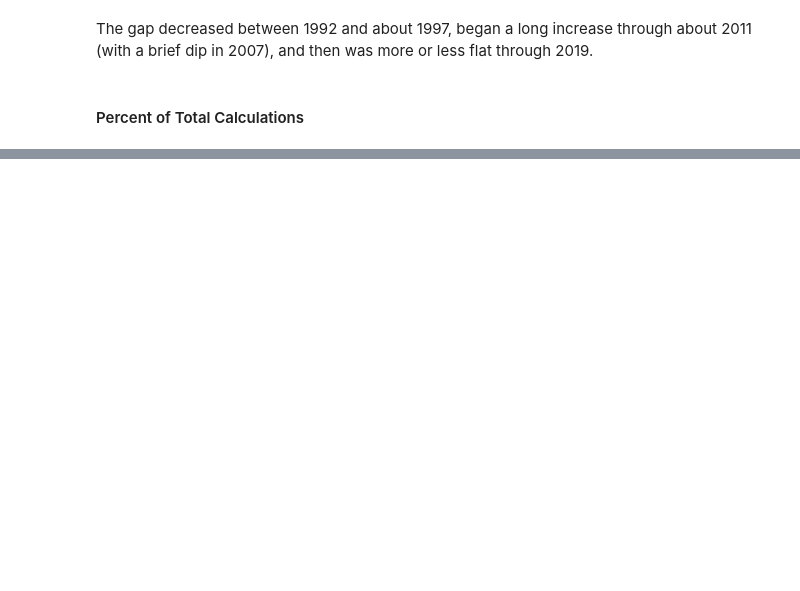
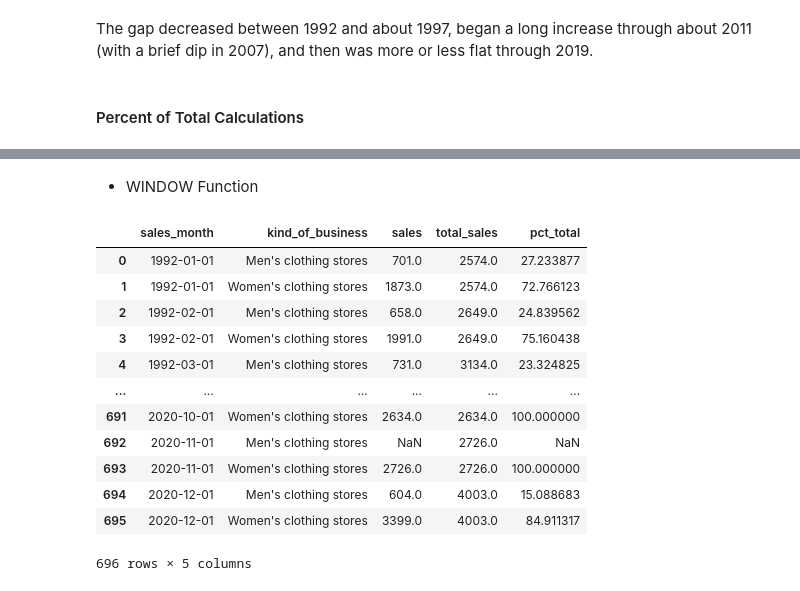
Before and after one commit to mittwoch09/Today-I-Learned, a Jupyter notebook: DataAnalysis/TimeSeriesAnalysis/time-series-analysis.ipynb, the cells around one changed output, grey strips where cells are left out. Drawn from its saved outputs; the diff is of its cells as text; code cells hidden in the pictures; blank space fills up the shorter version.

```diff
--- a/DataAnalysis/TimeSeriesAnalysis/time-series-analysis.ipynb
+++ b/DataAnalysis/TimeSeriesAnalysis/time-series-analysis.ipynb
@@ -216,0 +321,29 @@ The gap decreased between 1992 and about 1997, began a long increase through abo
+# %% [markdown]
+- WINDOW Function
+# %%
+query_10 = """
+        SELECT sales_month,
+            kind_of_business,
+            sales,
+            SUM(sales) OVER (PARTITION BY sales_month) AS total_sales,
+            sales * 100 / SUM(sales) OVER (PARTITION BY sales_month) AS pct_total
+        FROM retail_sales
+        WHERE kind_of_business IN ('Men''s clothing stores', 'Women''s clothing stores')
+        """
+
+sql_10 = pd.read_sql(query_10, conn)
+sql_10
+# %% [output]
+|  | sales_month | kind_of_business | sales | total_sales | pct_total |
+| 0 | 1992-01-01 | Men's clothing stores | 701.0 | 2574.0 | 27.233877 |
+| 1 | 1992-01-01 | Women's clothing stores | 1873.0 | 2574.0 | 72.766123 |
+| 2 | 1992-02-01 | Men's clothing stores | 658.0 | 2649.0 | 24.839562 |
+| 3 | 1992-02-01 | Women's clothing stores | 1991.0 | 2649.0 | 75.160438 |
+| 4 | 1992-03-01 | Men's clothing stores | 731.0 | 3134.0 | 23.324825 |
+| ... | ... | ... | ... | ... | ... |
+| 691 | 2020-10-01 | Women's clothing stores | 2634.0 | 2634.0 | 100.000000 |
+| 692 | 2020-11-01 | Men's clothing stores | NaN | 2726.0 | NaN |
+| 693 | 2020-11-01 | Women's clothing stores | 2726.0 | 2726.0 | 100.000000 |
+| 694 | 2020-12-01 | Men's clothing stores | 604.0 | 4003.0 | 15.088683 |
+| 695 | 2020-12-01 | Women's clothing stores | 3399.0 | 4003.0 | 84.911317 |
+696 rows × 5 columns
```
Also changed, not shown: parts of 61 cells of this notebook.
